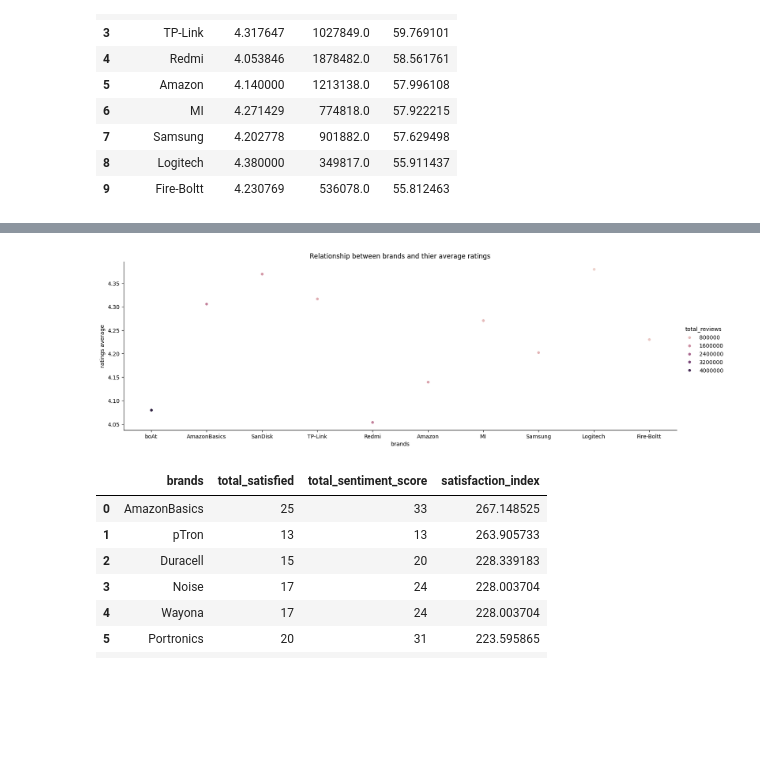
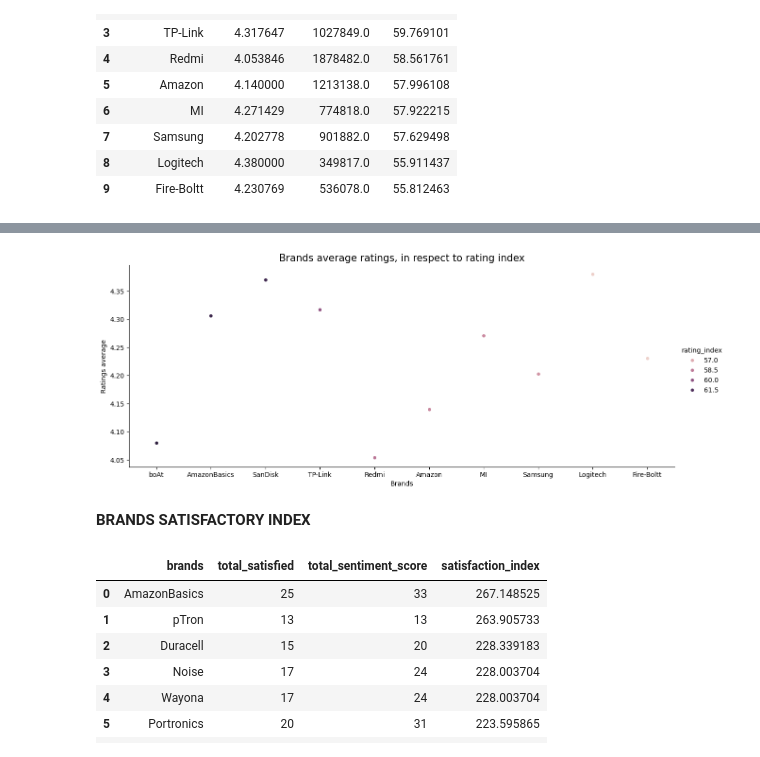
Before and after one commit to CKohwo/Ecommerce-strategy-blueprint, a Jupyter notebook: notebooks/03_exploratory_ data_analysis.ipynb, the cells around one changed output, grey strips where cells are left out. Cells and saved outputs as stored; diff of their text form; code cells hidden in the pictures; blank space fills up the shorter version.

```diff
--- a/notebooks/03_exploratory_ data_analysis.ipynb
+++ b/notebooks/03_exploratory_ data_analysis.ipynb
@@ -176,14 +159,16 @@ plt.show()
 # %%
-sns.catplot(y = "mean_rating", x = "brands", hue = "total_reviews", data = brand_rating, aspect = 3)
-plt.xlabel("brands")
-plt.ylabel("ratings average")
-plt.title("Relationship between brands and thier average ratings")
+sns.catplot(y = "mean_rating", x = "brands", hue = "rating_index", data = brand_rating, aspect=2.5)
+plt.xlabel("Brands", fontsize = 10)
+plt.ylabel("Ratings average", fontsize = 10)
+plt.title("Brands average ratings, in respect to rating index", fontsize = 15)
 plt.show()
 # %% [output]
-[figure, old version]
+[figure, new version]
 # %%
 # Saving brands rating to a new csv file
 df_3.to_csv("brand_rating.csv", index=False)
+# %% [markdown]
+**BRANDS SATISFACTORY INDEX**
 # %%
 # Mapping sentiments to numerical representations
 mapping = {"satisfied": 1.0, "Mixed": 0, "dissatisfied": -1.0}
```
Also changed, not shown: parts of 22 cells of this notebook.
